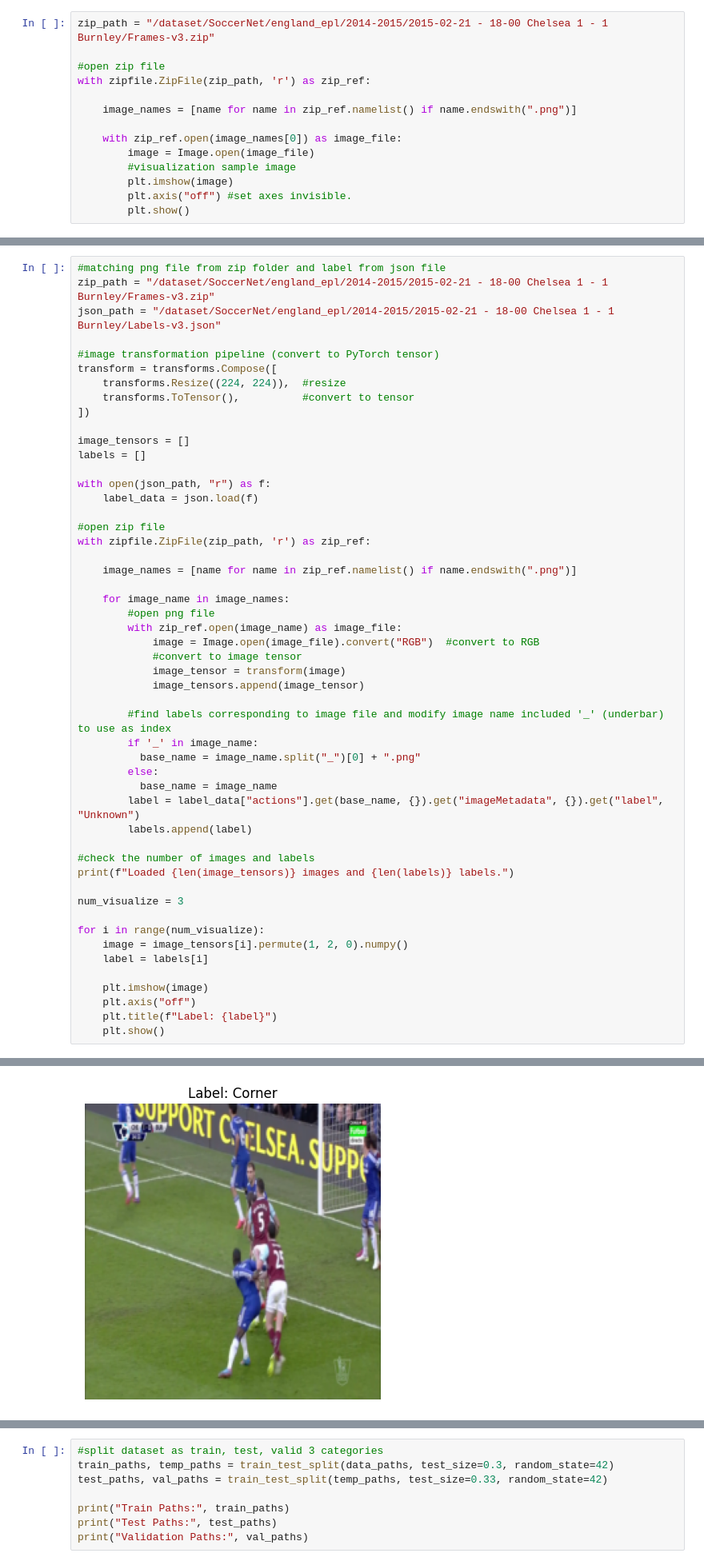
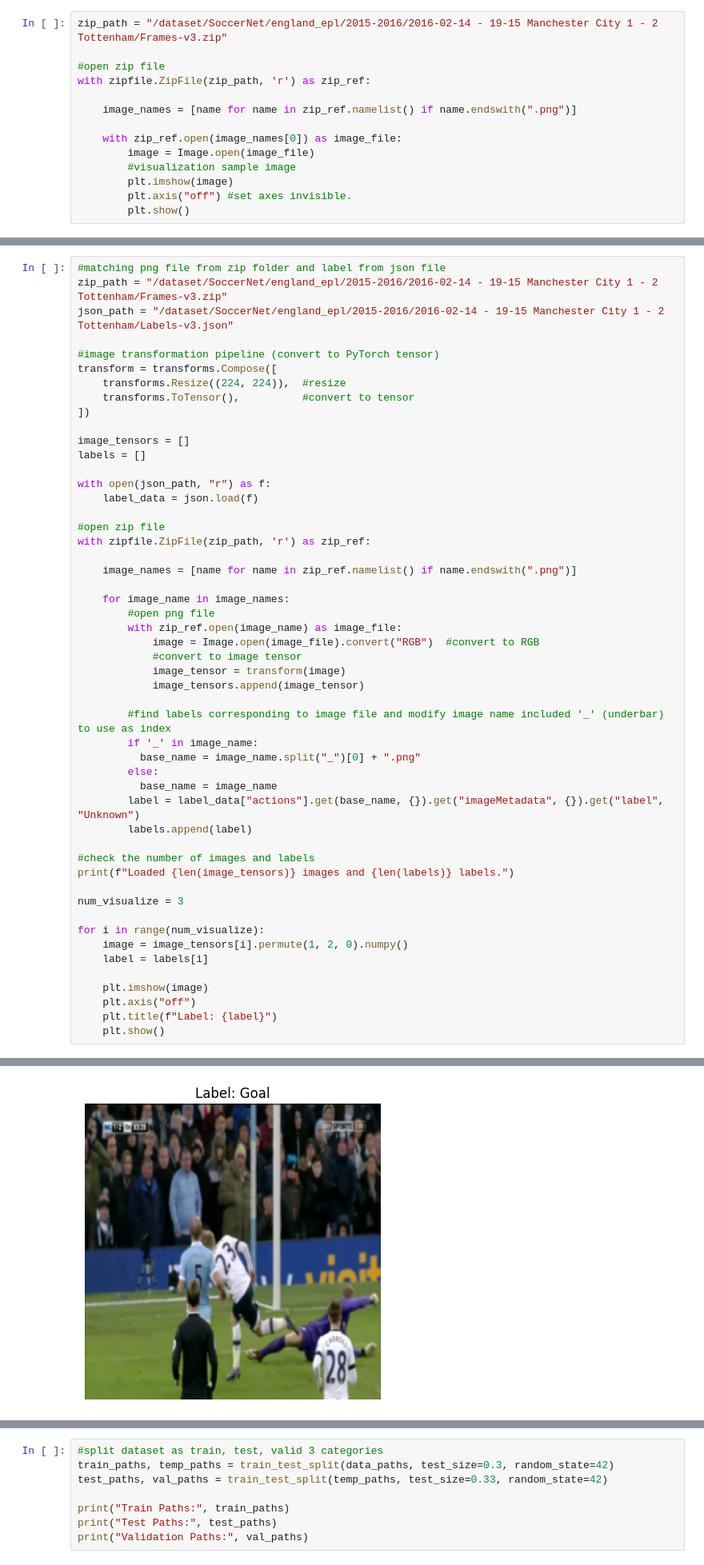
Before and after one commit to jiyeonyooo/20242R0136COSE47402, a Jupyter notebook: final_project/2021320011_final_project.ipynb, the cells around one changed output, grey strips where cells are left out. Shown at 80% size. Saved outputs shown, nothing was run; the diff lists cells and outputs as text.

```diff
--- a/final_project/2021320011_final_project.ipynb
+++ b/final_project/2021320011_final_project.ipynb
@@ -130,7 +130,7 @@ Image: 33.png, Label: Shots on target
 Image: 34.png, Label: Corner
 Image: 35.png, Label: Goal
 # %%
-zip_path = "/dataset/SoccerNet/england_epl/2014-2015/2015-02-21 - 18-00 Chelsea 1 - 1 Burnley/Frames-v3.zip"
+zip_path = "/dataset/SoccerNet/england_epl/2015-2016/2016-02-14 - 19-15 Manchester City 1 - 2 Tottenham/Frames-v3.zip"
 
 #open zip file
 with zipfile.ZipFile(zip_path, 'r') as zip_ref:
@@ -148,7 +148,7 @@ with zipfile.ZipFile(zip_path, 'r') as zip_ref:
 # %%
 #matching png file from zip folder and label from json file
-zip_path = "/dataset/SoccerNet/england_epl/2014-2015/2015-02-21 - 18-00 Chelsea 1 - 1 Burnley/Frames-v3.zip"
-json_path = "/dataset/SoccerNet/england_epl/2014-2015/2015-02-21 - 18-00 Chelsea 1 - 1 Burnley/Labels-v3.json"
+zip_path = "/dataset/SoccerNet/england_epl/2015-2016/2016-02-14 - 19-15 Manchester City 1 - 2 Tottenham/Frames-v3.zip"
+json_path = "/dataset/SoccerNet/england_epl/2015-2016/2016-02-14 - 19-15 Manchester City 1 - 2 Tottenham/Labels-v3.json"
 
 #image transformation pipeline (convert to PyTorch tensor)
 transform = transforms.Compose([
@@ -203,4 +203,4 @@ Loaded 60 images and 60 labels.
-[figure, old version]
+[figure, new version]
 # %%
 data_paths = [
     "/dataset/SoccerNet/england_epl/2014-2015/2015-02-21 - 18-00 Chelsea 1 - 1 Burnley",
```
Also changed, not shown: parts of 9 cells of this notebook.
